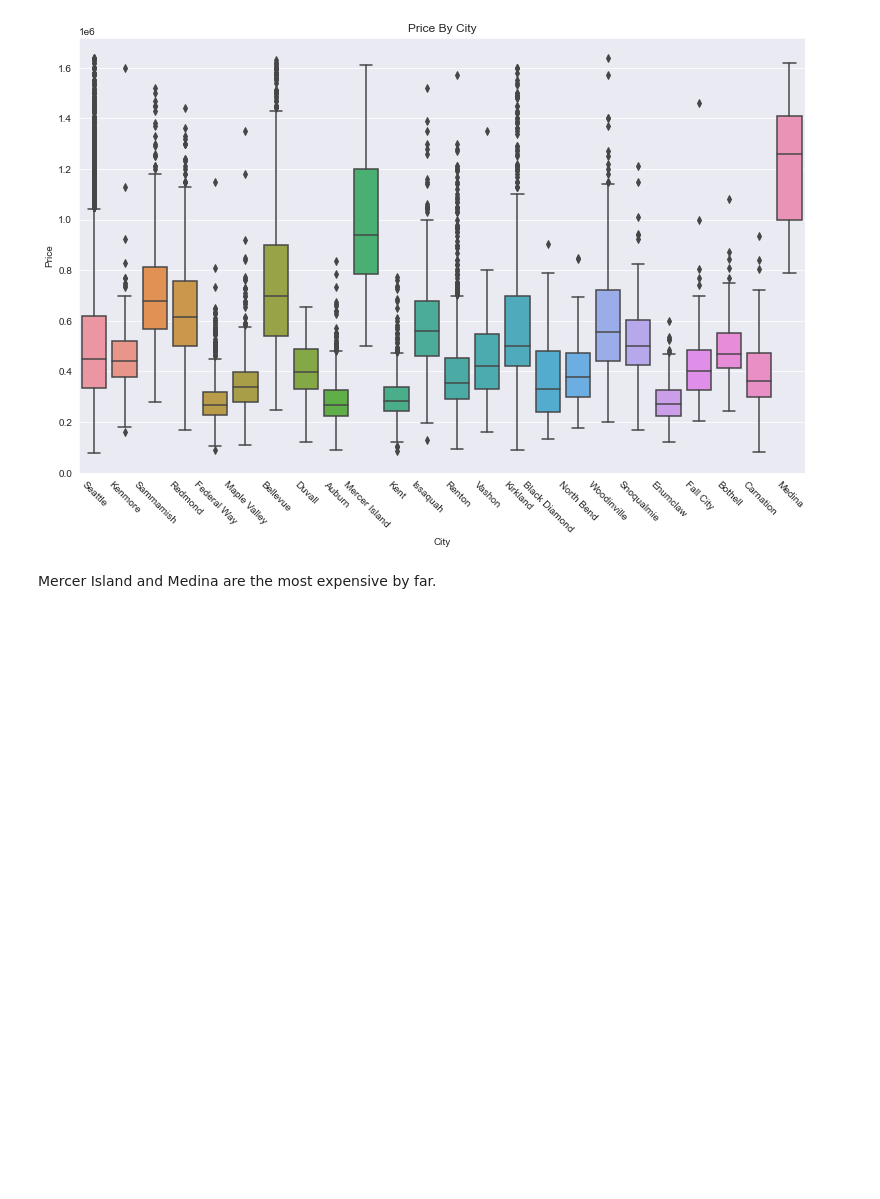
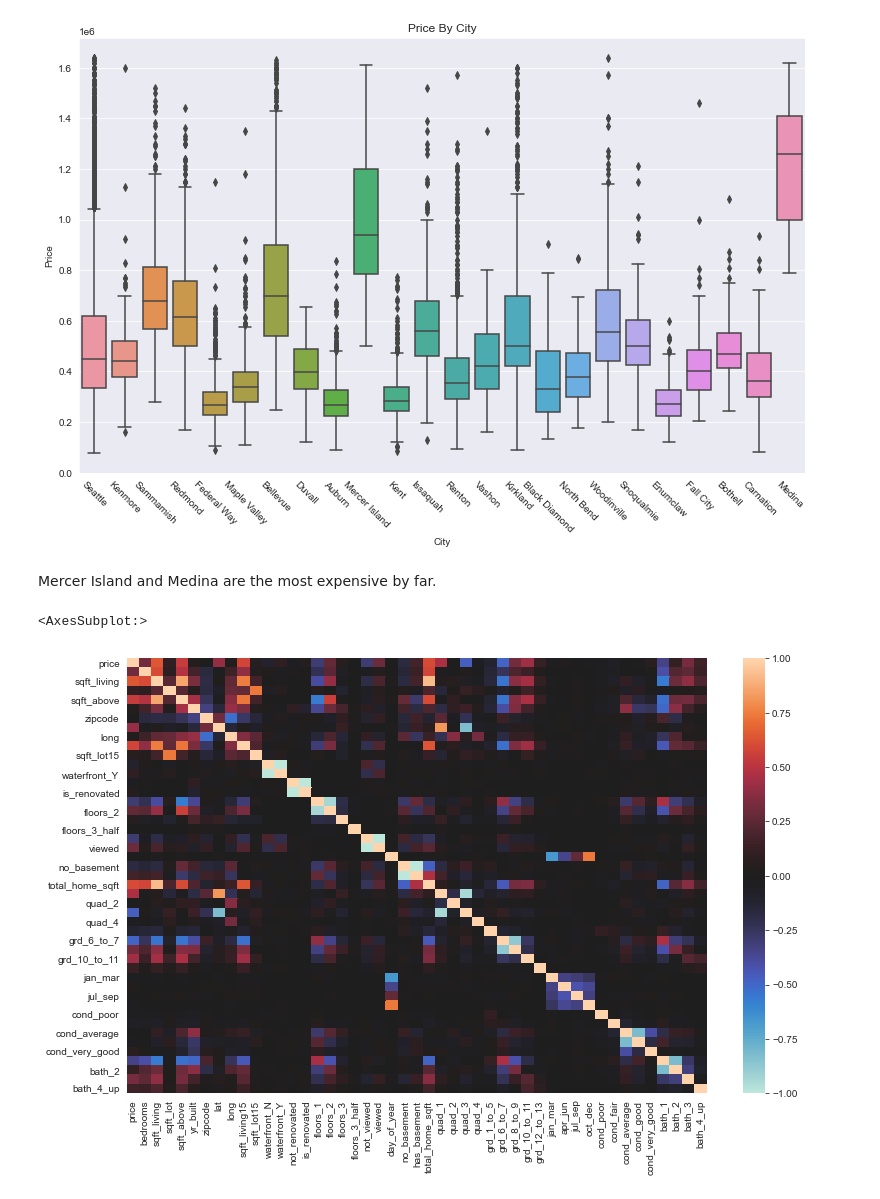
Before and after one commit to bmauss/Regression-Model-for-King-County-Housing-Market, a Jupyter notebook: Refining Model.ipynb, the cells around one changed output. Cells and saved outputs as stored; diff of their text form; code cells hidden in the pictures; blank space fills up the shorter version.

```diff
--- a/Refining Model.ipynb
+++ b/Refining Model.ipynb
@@ -299,10 +299,10 @@ dtypes: float64(5), int64(39), object(1), uint8(4)
 memory usage: 7.4+ MB
 # %%
 # renaming columns
-df2 = df2.rename(columns={'bath_(0.0, 1.75]':'1_bath',
-                          'bath_(1.75, 2.75]':'2_bath',
-                           'bath_(2.75, 3.75]':'3_bath',
-                          'bath_(3.75, 6.5]':'4_plus_bath'})
+df2 = df2.rename(columns={'bath_(0.0, 1.75]':'bath_1',
+                          'bath_(1.75, 2.75]':'bath_2',
+                           'bath_(2.75, 3.75]':'bath_3',
+                          'bath_(3.75, 6.5]':'bath_4_up'})
 df2 = df2.drop('bathrooms', axis=1)
 df2.info()
 # %% [output]
@@ -458,0 +457,7 @@ Mercer Island and Medina are the most expensive by far.
+# %%
+# Checking for multicollinearity
+fig = plt.figure(figsize=(13,8))
+sns.heatmap(data=df2.corr(), center=0)
+# %% [output]
+<AxesSubplot:>
+[figure, added]
```
Also changed, not shown: parts of 10 cells of this notebook, 1 other file.
